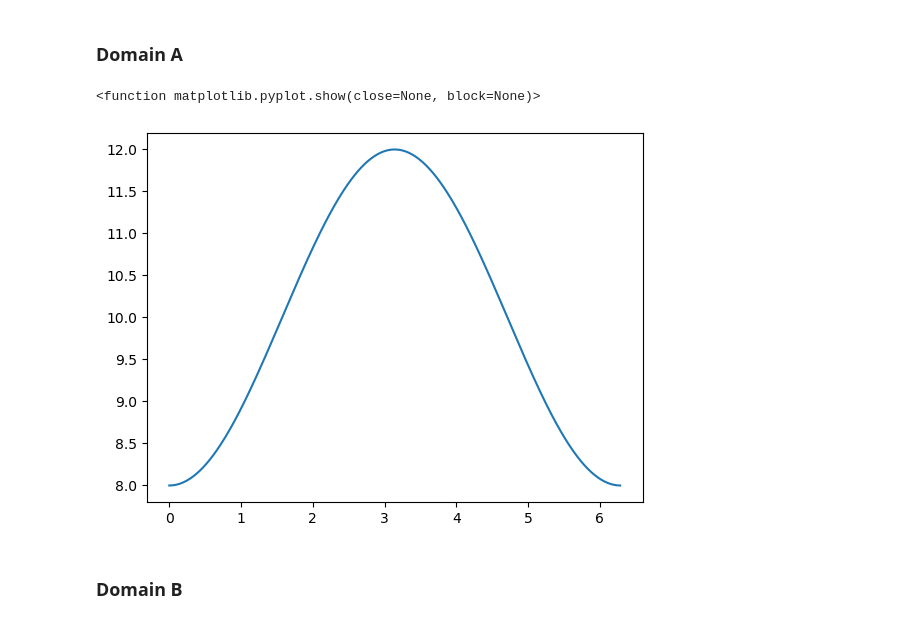
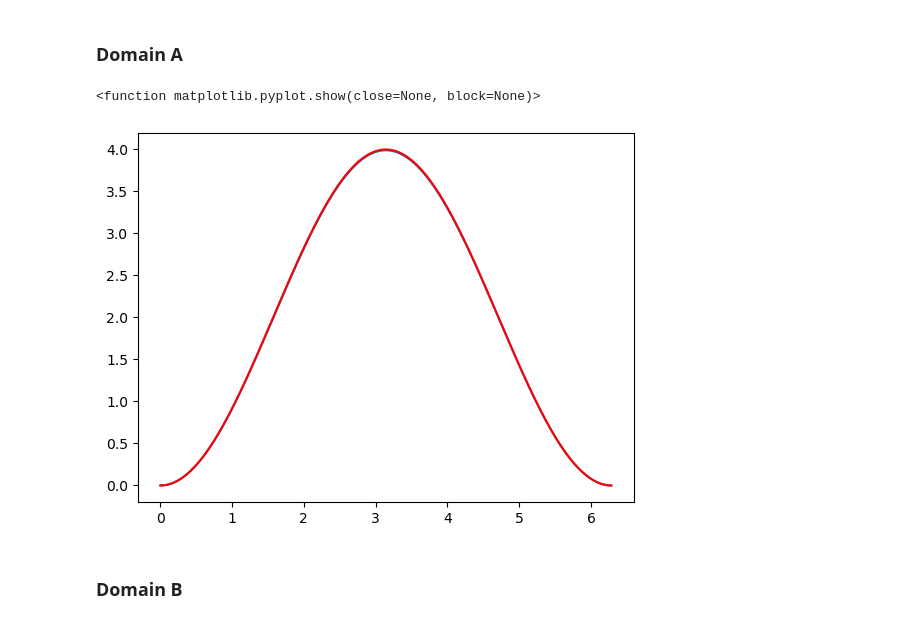
Before and after one commit to SeanDisaro/CL_PDE_Solv, a Jupyter notebook: notebooks/sintsin2tproblem.ipynb, the cells around one changed output. Saved outputs shown, nothing was run; the diff lists cells and outputs as text; code cells hidden in the pictures.

```diff
--- a/notebooks/sintsin2tproblem.ipynb
+++ b/notebooks/sintsin2tproblem.ipynb
@@ -84,12 +84,14 @@ for i in range(2000):
 # %%
 t_grid_A_test = torch.linspace(0.,2*torch.pi,400).view(-1,1)
 sol_cluster_A.to('cpu')
-sol = sol_cluster_A(t_grid_A_test,torch.full( t_grid_A_test.shape , 8.) )
+boundary_test = 0.
+sol = sol_cluster_A(t_grid_A_test,torch.full( t_grid_A_test.shape , boundary_test) )
 plt.plot(t_grid_A_test.detach().numpy() , sol.detach().numpy())
+plt.plot(t_grid_A_test, -2* np.cos(t_grid_A_test) + boundary_test+2, color = 'red')
 plt.show
 # %% [output]
 <function matplotlib.pyplot.show(close=None, block=None)>
-[figure, old version]
+[figure, new version]
 # %%
 #save local model A
 torch.save(sol_cluster_A, Path(trained_models_address , 'local_A0.pt'))
```
Also changed, not shown: parts of 16 cells of this notebook, 2 other files.
